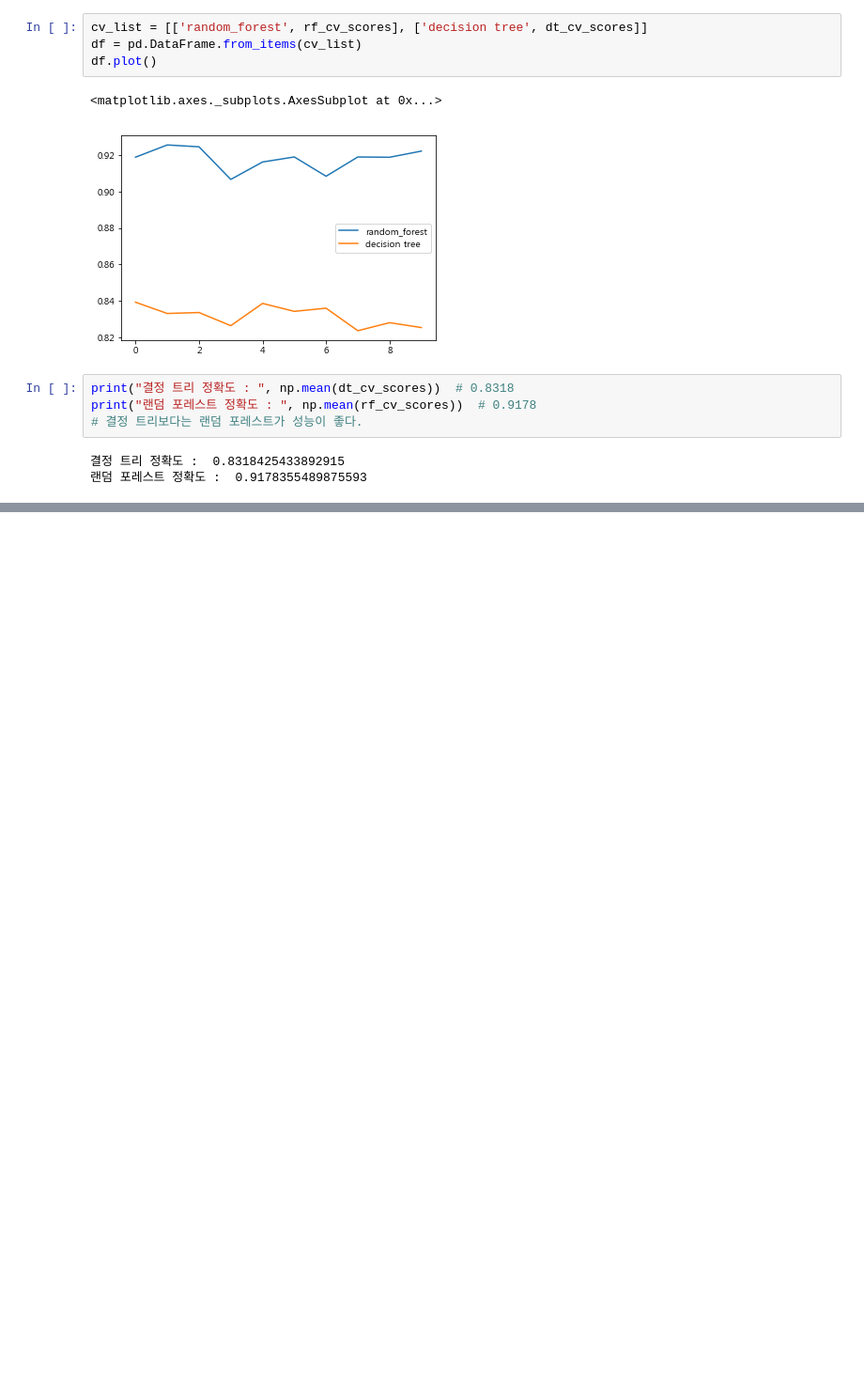
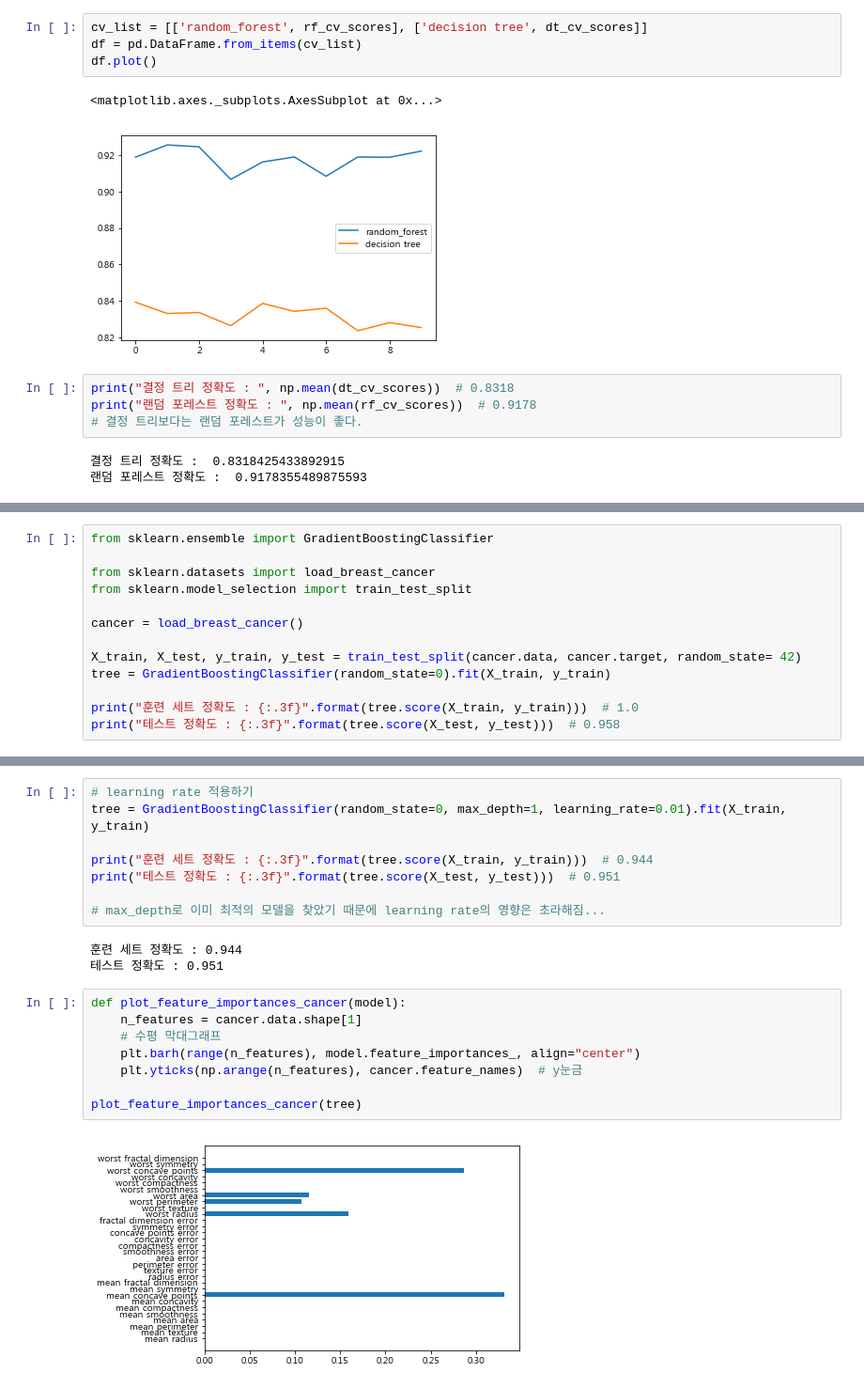
Before and after one commit to boyoung-place/DS_study, a Jupyter notebook: 머신러닝-데이터분석-교육/머신러닝(with Python)/머신러닝3.ipynb, the cells around one changed output, grey strips where cells are left out. Shown at 94% size. Saved outputs shown, nothing was run; the diff lists cells and outputs as text; blank space fills up the shorter version.

```diff
--- a/머신러닝-데이터분석-교육/머신러닝(with Python)/머신러닝3.ipynb
+++ b/머신러닝-데이터분석-교육/머신러닝(with Python)/머신러닝3.ipynb
@@ -667,0 +679,13 @@ print("랜덤 포레스트 정확도 : ", np.mean(rf_cv_scores))  # 0.9178
+# %%
+from sklearn.ensemble import GradientBoostingClassifier
+
+from sklearn.datasets import load_breast_cancer
+from sklearn.model_selection import train_test_split
+
+cancer = load_breast_cancer()
+
+X_train, X_test, y_train, y_test = train_test_split(cancer.data, cancer.target, random_state= 42)
+tree = GradientBoostingClassifier(random_state=0).fit(X_train, y_train)
+
+print("훈련 세트 정확도 : {:.3f}".format(tree.score(X_train, y_train)))  # 1.0
+print("테스트 정확도 : {:.3f}".format(tree.score(X_test, y_test)))  # 0.958
@@ -667,0 +703,21 @@ print("랜덤 포레스트 정확도 : ", np.mean(rf_cv_scores))  # 0.9178
+# %%
+# learning rate 적용하기
+tree = GradientBoostingClassifier(random_state=0, max_depth=1, learning_rate=0.01).fit(X_train, y_train)
+
+print("훈련 세트 정확도 : {:.3f}".format(tree.score(X_train, y_train)))  # 0.944
+print("테스트 정확도 : {:.3f}".format(tree.score(X_test, y_test)))  # 0.951
+
+# max_depth로 이미 최적의 모델을 찾았기 때문에 learning rate의 영향은 초라해짐...
+# %% [output]
+훈련 세트 정확도 : 0.944
+테스트 정확도 : 0.951
+# %%
+def plot_feature_importances_cancer(model):
+    n_features = cancer.data.shape[1]
+    # 수평 막대그래프
+    plt.barh(range(n_features), model.feature_importances_, align="center")
+    plt.yticks(np.arange(n_features), cancer.feature_names)  # y눈금
+
+plot_feature_importances_cancer(tree)
+# %% [output]
+[figure, added]
```
Also changed, not shown: parts of 3 cells of this notebook.
